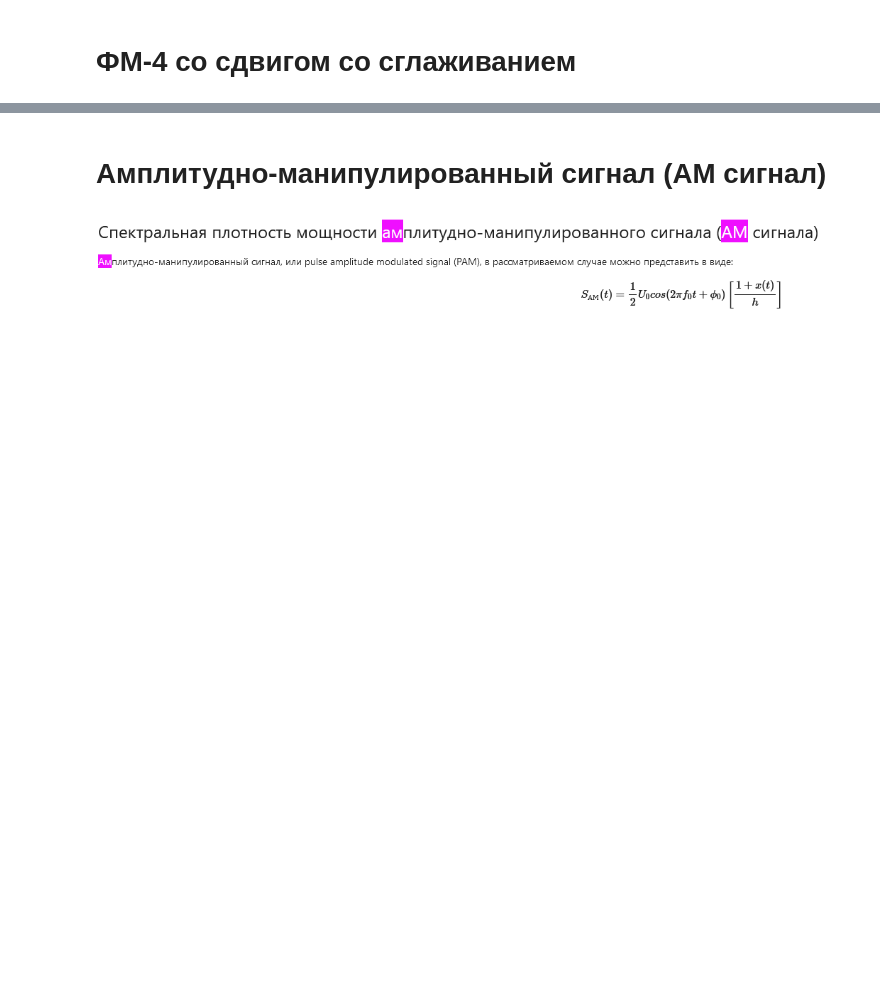
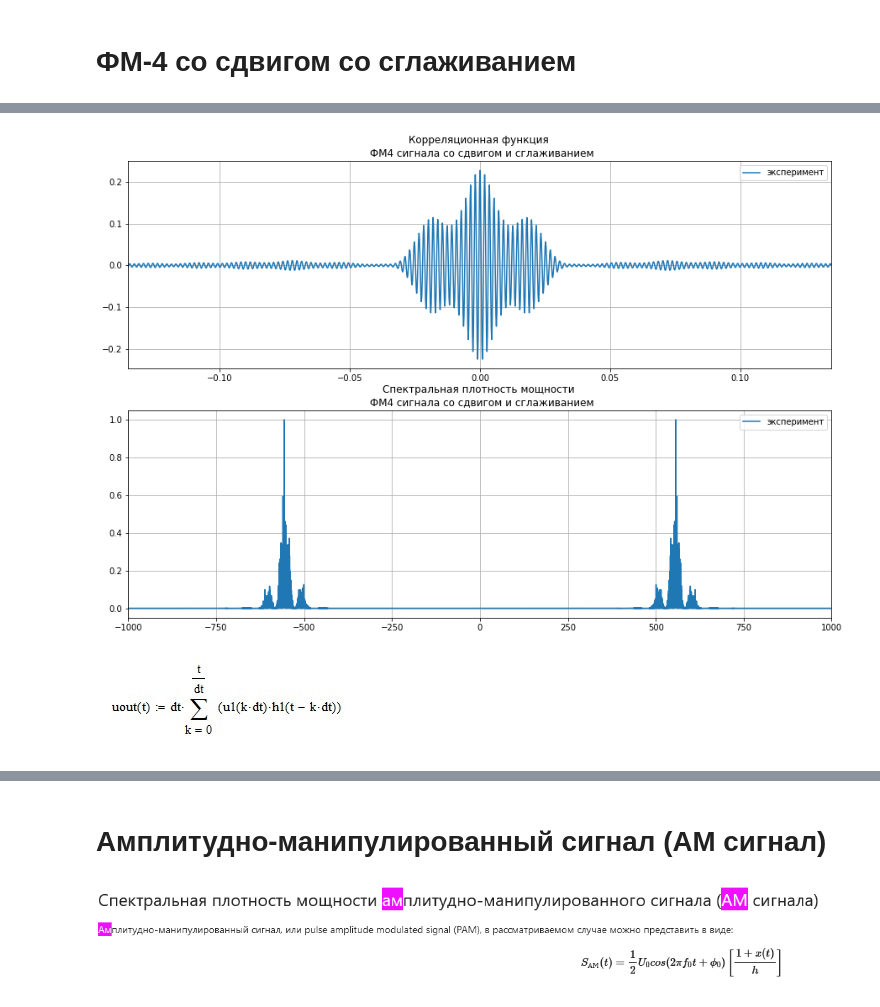
Before and after one commit to AlfaIV/RFinfSystem, a Jupyter notebook: РЛ1-93_ШаповаловИО_lab01.ipynb, the cells around one changed output, grey strips where cells are left out. Saved outputs shown, nothing was run; the diff lists cells and outputs as text; code cells hidden in the pictures; blank space fills up the shorter version.

```diff
--- a/РЛ1-93_ШаповаловИО_lab01.ipynb
+++ b/РЛ1-93_ШаповаловИО_lab01.ipynb
@@ -198,0 +213,17 @@ ax4[1,0].legend()
+# %%
+N_stop = 10000
+fig4,ax4 = plt.subplots(2, 1, figsize = (15,10))
+
+ax4[0].plot(texp_QPSK4_shift_smooth, Rexp_QPSK4_shift_smooth, label='эксперимент')      # отображение КФ
+ax4[0].set_xlim(-15*T,15*T)
+ax4[0].grid(), ax4[0].legend()
+ax4[0].set_title('Корреляционная функция \n ФМ4 сигнала со сдвигом и сглаживанием')
+
+ax4[1].plot(fexp_QPSK4_shift_smooth, Gexp_QPSK4_shift_smooth/max(Gexp_QPSK4_shift_smooth), label='эксперимент')        # отображение спектра
+ax4[1].set_xlim(-1000,1000)
+ax4[1].set_title('Спектральная плотность мощности \n ФМ4 сигнала со сдвигом и сглаживанием')
+ax4[1].grid(), ax4[1].legend();
+# %% [output]
+[figure, added]
+# %% [markdown]
+![image.png](attachment:image.png)
```
Also changed, not shown: parts of 41 cells of this notebook.
